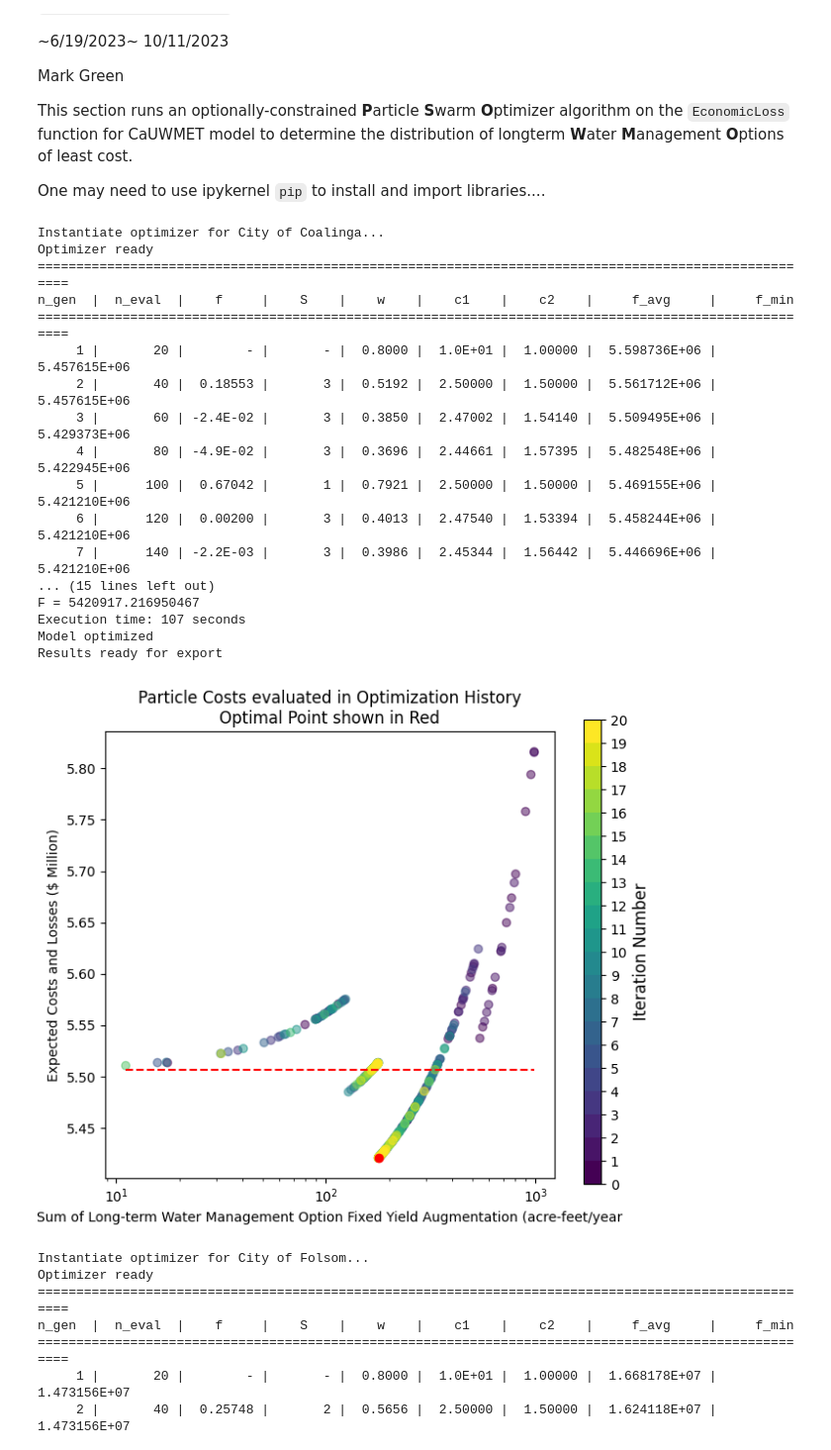
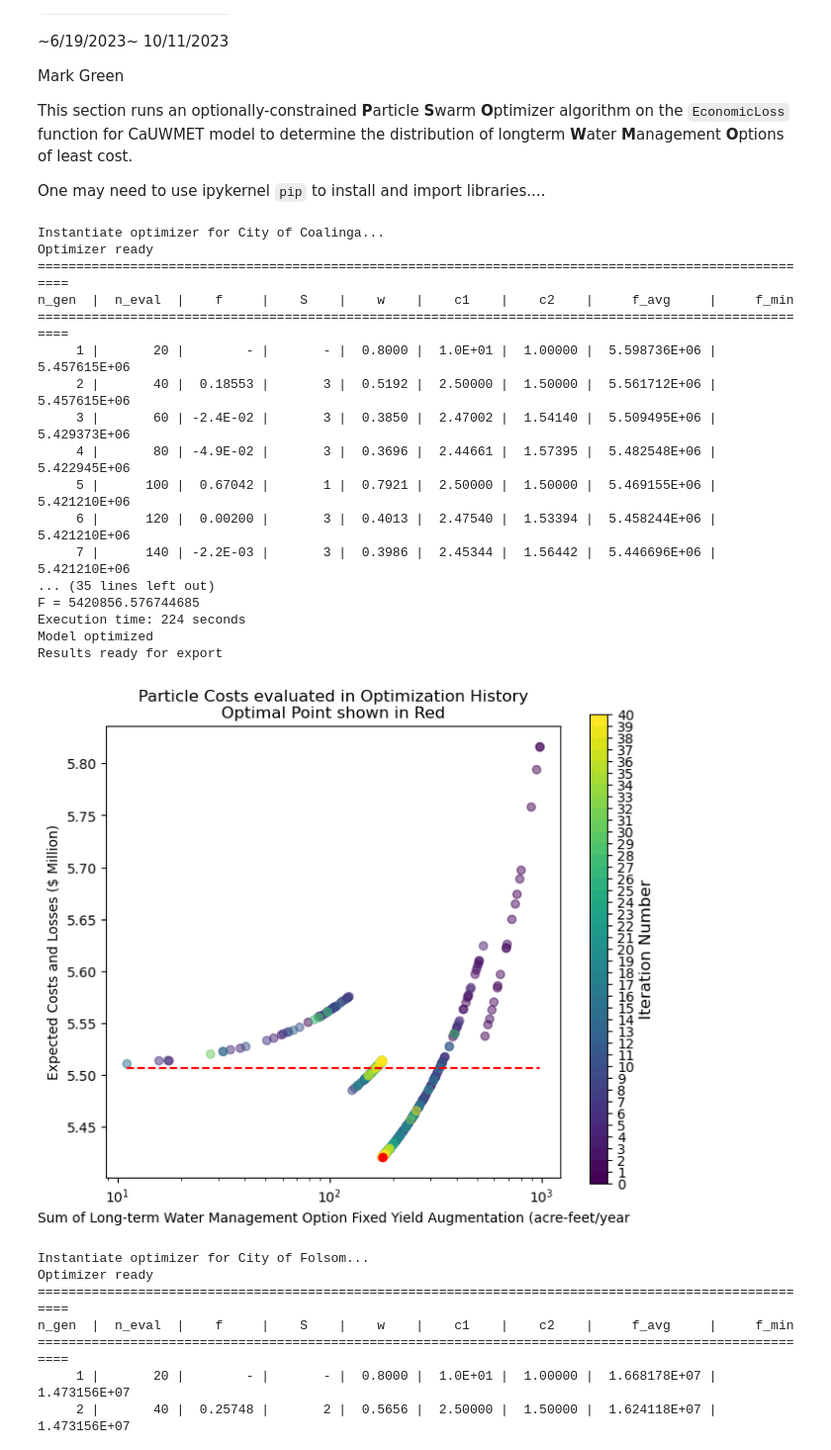
Before and after one commit to dayamuralidharan/California-Urban-Water-Management-Economic-Tool, a Jupyter notebook: CaUWMET/OptimizeWMOsDemo.ipynb, the cells around one changed output. Shown at 99% size. Saved outputs shown, nothing was run; the diff lists cells and outputs as text; code cells hidden in the pictures.

```diff
--- a/CaUWMET/OptimizeWMOsDemo.ipynb
+++ b/CaUWMET/OptimizeWMOsDemo.ipynb
@@ -42,7 +42,7 @@ optimizeWMOs = OptimizeWMOs(
     lowerBounds=lowerBounds,
     upperBounds=upperBounds,
     zero_threshold=1,
-    n_gen=20,
+    n_gen=100,
     pop_size=20
 )
 print('Optimizer ready')
@@ -56,37 +56,37 @@ modelOutputsOptimAll = GetResults(modelLogic=modelLogic)
 qaqcResultsOptimAll = GetResults(modelLogic=modelLogic)
 modelOutputsOptim, qaqcResultsOptim = optimizeWMOs.exportResults()
 modelOutputsOptimAll.appendResults(modelOutputsOptim)
 qaqcResultsOptimAll.appendResults(qaqcResultsOptim)
 
 X_zero, F_zero = optimizeWMOs.reportZero()
 
 modelOutputsZeroAll = GetResults(modelLogic=modelLogic)
 qaqcResultsZeroAll = GetResults(modelLogic=modelLogic)
 modelOutputsZero, qaqcResultsZero = optimizeWMOs.exportResults()
 modelOutputsZeroAll.appendResults(modelOutputsZero)
 qaqcResultsZeroAll.appendResults(qaqcResultsZero)
 print("Results ready for export")
 
 optimizeWMOs.visualization_a(save=False)
 # %% [output]
 Instantiate optimizer for City of Coalinga...
 Optimizer ready
 ======================================================================================================
 n_gen  |  n_eval  |    f     |    S    |    w    |    c1    |    c2    |     f_avg     |     f_min
 ======================================================================================================
      1 |       20 |        - |       - |  0.8000 |  1.0E+01 |  1.00000 |  5.598736E+06 |  5.457615E+06
      2 |       40 |  0.18553 |       3 |  0.5192 |  2.50000 |  1.50000 |  5.561712E+06 |  5.457615E+06
      3 |       60 | -2.4E-02 |       3 |  0.3850 |  2.47002 |  1.54140 |  5.509495E+06 |  5.429373E+06
      4 |       80 | -4.9E-02 |       3 |  0.3696 |  2.44661 |  1.57395 |  5.482548E+06 |  5.422945E+06
      5 |      100 |  0.67042 |       1 |  0.7921 |  2.50000 |  1.50000 |  5.469155E+06 |  5.421210E+06
      6 |      120 |  0.00200 |       3 |  0.4013 |  2.47540 |  1.53394 |  5.458244E+06 |  5.421210E+06
      7 |      140 | -2.2E-03 |       3 |  0.3986 |  2.45344 |  1.56442 |  5.446696E+06 |  5.421210E+06
-... (15 lines left out)
-F = 5420917.216950467
-Execution time: 107 seconds
+... (35 lines left out)
+F = 5420856.576744685
+Execution time: 224 seconds
 Model optimized
 Results ready for export
-[figure, old version]
+[figure, new version]
 # %%
 contractor = 'City of Folsom'
 
```
Also changed, not shown: 2 other files.
